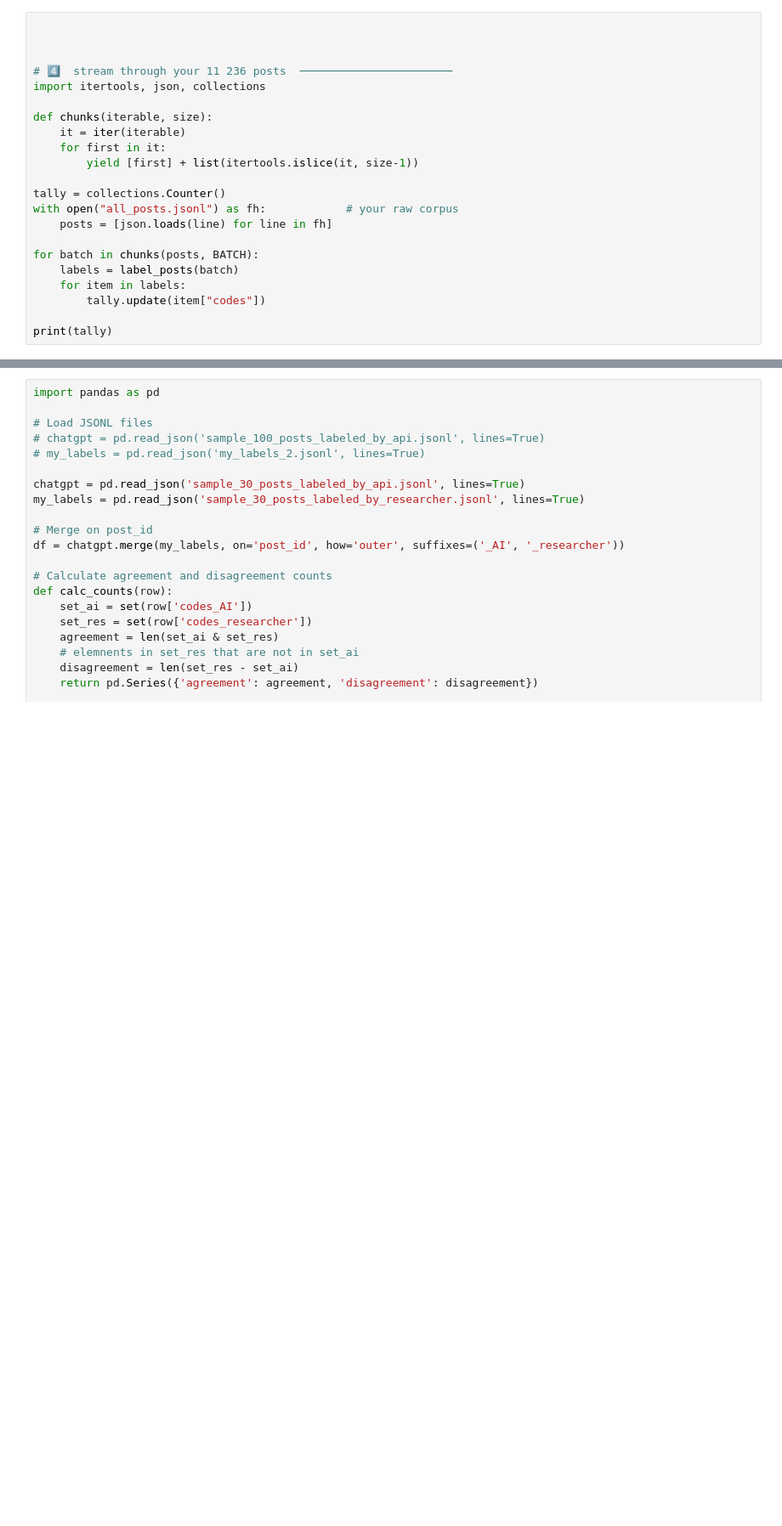
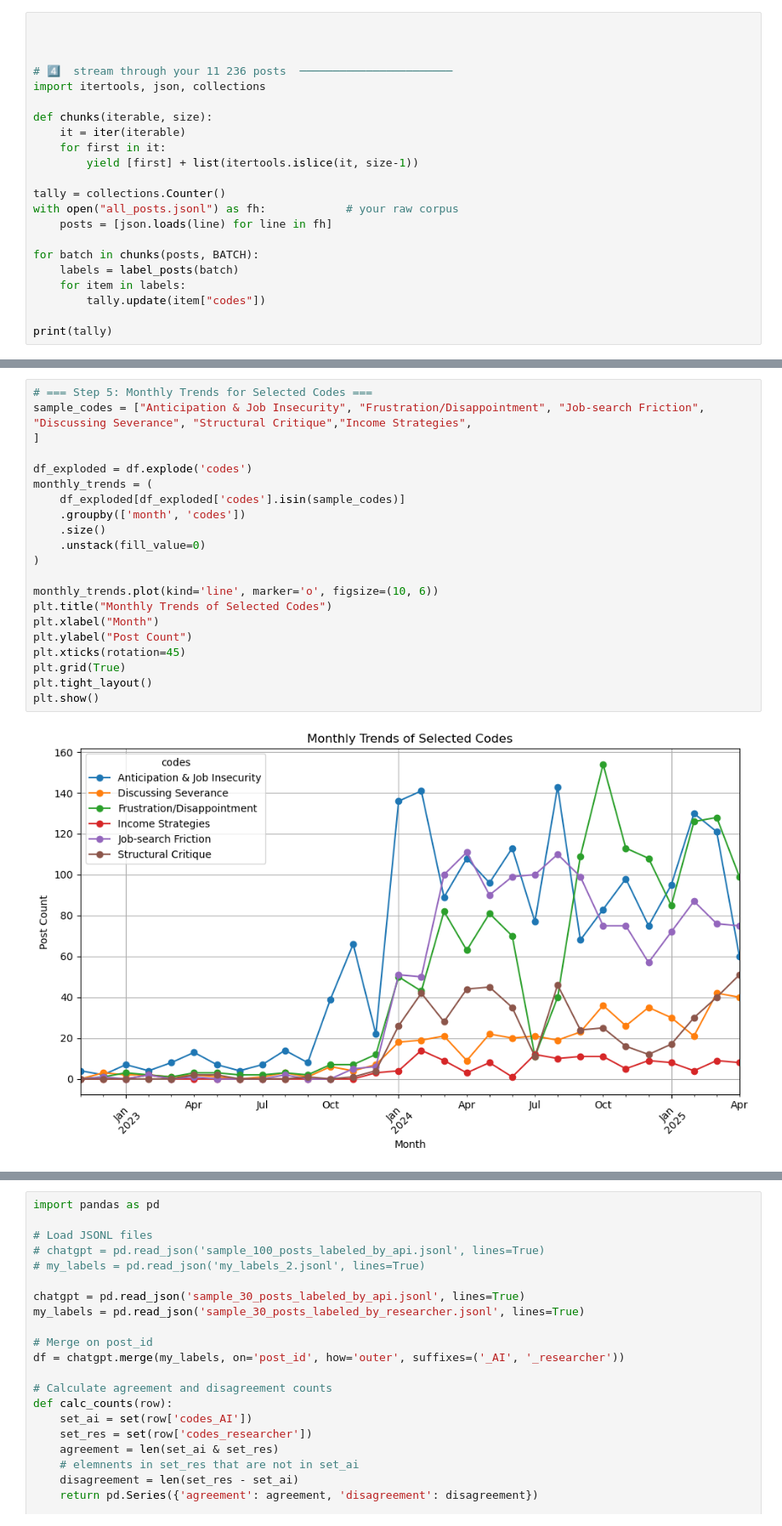
Before and after one commit to FahimShahriarAnik/Chaos_in_fedNews, a Jupyter notebook: reddit_and_teamblind_combined/playground.ipynb, the cells around one changed output, grey strips where cells are left out. Shown at 85% size. Drawn from its saved outputs; the diff is of its cells as text; blank space fills up the shorter version.

```diff
--- a/reddit_and_teamblind_combined/playground.ipynb
+++ b/reddit_and_teamblind_combined/playground.ipynb
@@ -1476,0 +1615,23 @@ print(tally)
+# %%
+# === Step 5: Monthly Trends for Selected Codes ===
+sample_codes = ["Anticipation & Job Insecurity", "Frustration/Disappointment", "Job-search Friction", "Discussing Severance", "Structural Critique","Income Strategies",
+]
+
+df_exploded = df.explode('codes')
+monthly_trends = (
+    df_exploded[df_exploded['codes'].isin(sample_codes)]
+    .groupby(['month', 'codes'])
+    .size()
+    .unstack(fill_value=0)
+)
+
+monthly_trends.plot(kind='line', marker='o', figsize=(10, 6))
+plt.title("Monthly Trends of Selected Codes")
+plt.xlabel("Month")
+plt.ylabel("Post Count")
+plt.xticks(rotation=45)
+plt.grid(True)
+plt.tight_layout()
+plt.show()
+# %% [output]
+[figure, added]
```
Also changed, not shown: parts of 10 cells of this notebook.
